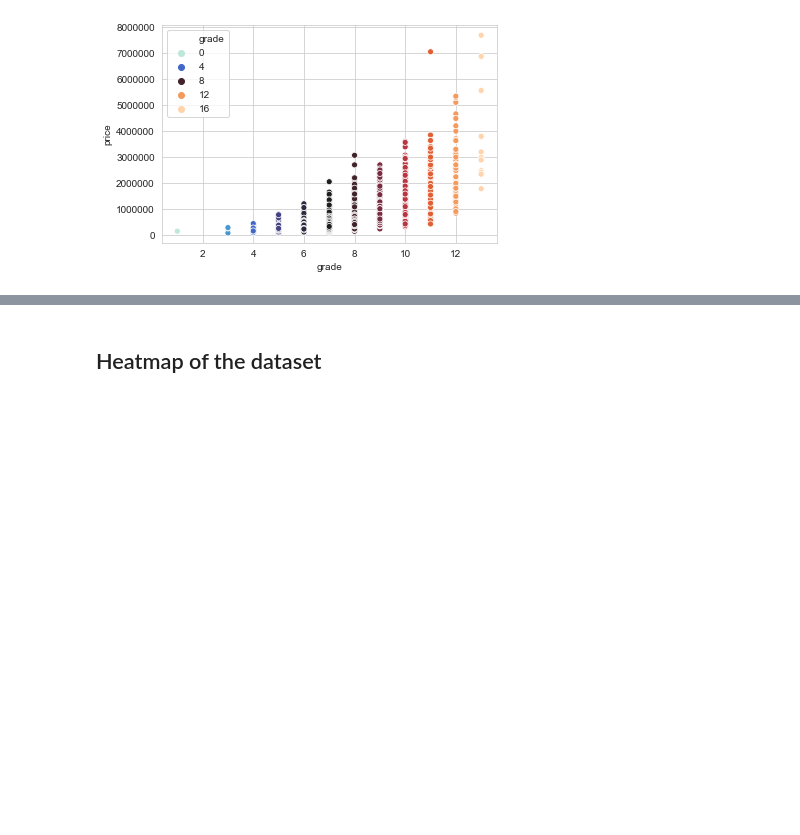
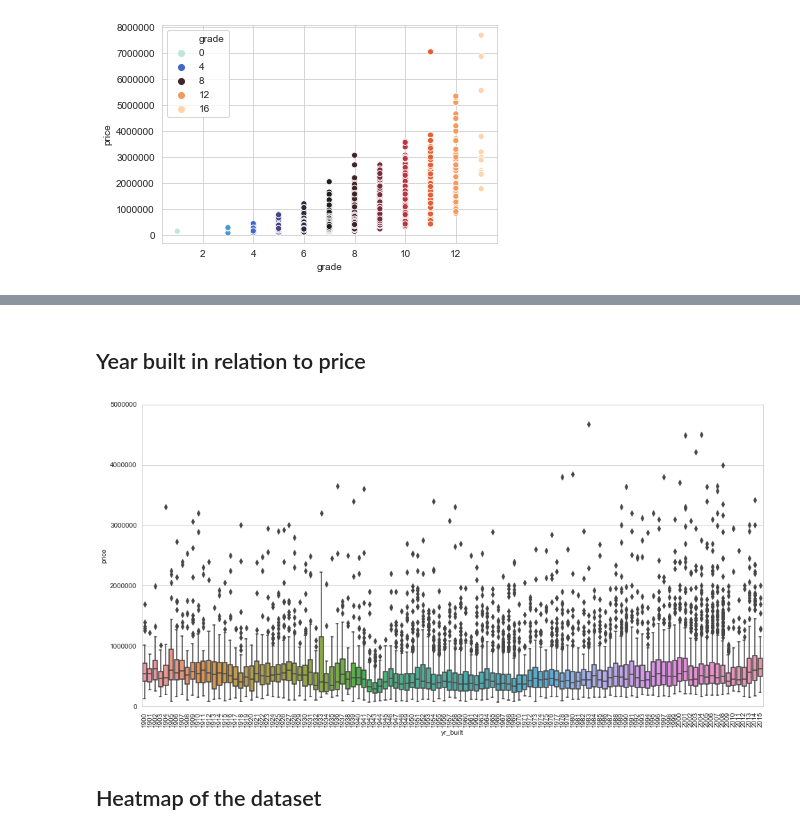
Before and after one commit to JimXianSheng/Capstone_Two, a Jupyter notebook: Final Project Report.ipynb, the cells around one changed output, grey strips where cells are left out. Drawn from its saved outputs; the diff is of its cells as text; code cells hidden in the pictures; blank space fills up the shorter version.

```diff
--- a/Final Project Report.ipynb
+++ b/Final Project Report.ipynb
@@ -148,2 +161,15 @@ plot_scatter(df,df.grade,df.price,df.grade)
+# %% [markdown]
+## Year built in relation to price
+# %%
+#year built
+var = 'yr_built'
+data = pd.concat([df['price'], df[var]], axis = 1)
+f, ax = plt.subplots(figsize = (16, 8))
+fig = sns.boxplot(x = var, y = 'price', data = data)
+fig.axis(ymin = 0, ymax = 5000000)
+plt.xticks(rotation = 90)
+plt.show()
+# %% [output]
+[figure, added]
 # %% [markdown]
 ## Heatmap of the dataset
```
Also changed, not shown: parts of 50 cells of this notebook.
